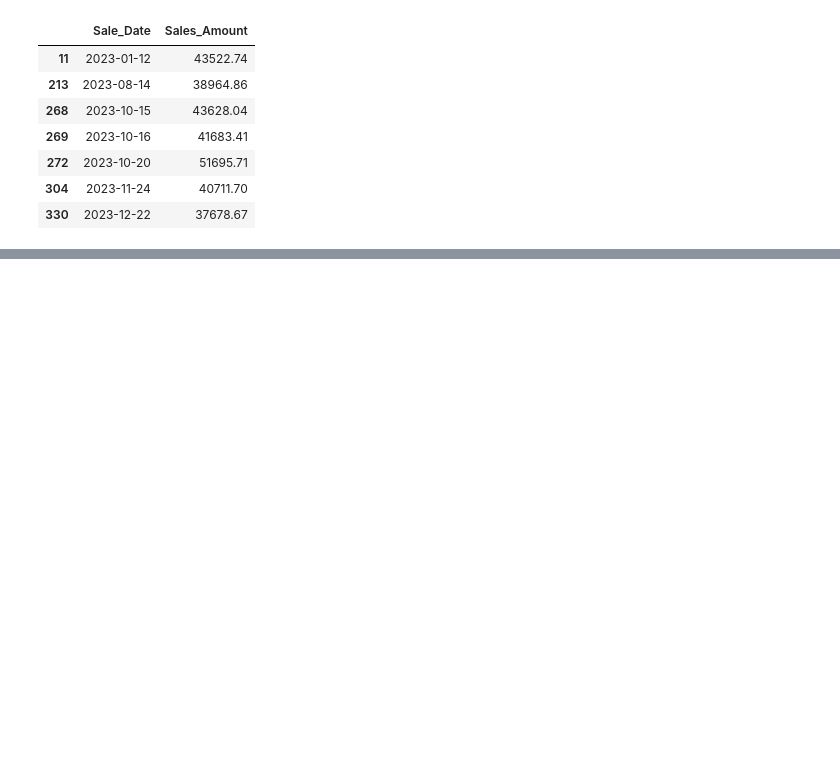
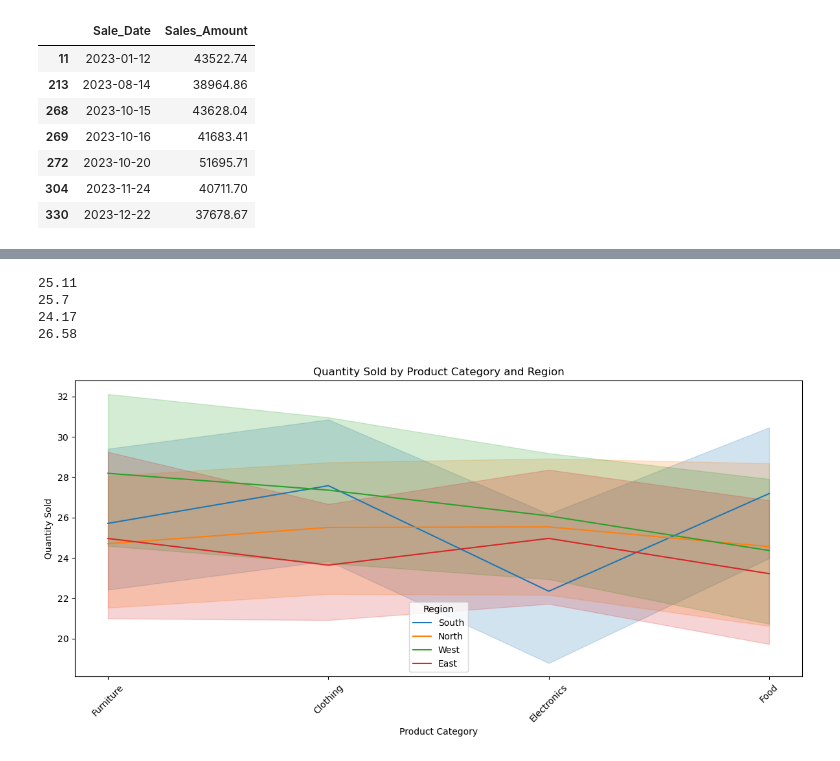
Before and after one commit to ashishjadhav123/Math-and-Statistics-DS, a Jupyter notebook: Measures of Central Tendency and Dispersion/3.4 Shoes sales Analysis/kaggle_sales_data.ipynb, the cells around one changed output, grey strips where cells are left out. Cells and saved outputs as stored; diff of their text form; code cells hidden in the pictures; blank space fills up the shorter version.

```diff
--- a/Measures of Central Tendency and Dispersion/3.4 Shoes sales Analysis/kaggle_sales_data.ipynb
+++ b/Measures of Central Tendency and Dispersion/3.4 Shoes sales Analysis/kaggle_sales_data.ipynb
@@ -174,0 +210,22 @@ outliers
+# %%
+# Avg Quantity_Sold by Region
+print(df_sales.loc[df_sales['Region'] == 'North', 'Quantity_Sold'].mean().round(2))
+print(df_sales.loc[df_sales['Region'] == 'South', 'Quantity_Sold'].mean().round(2))
+print(df_sales.loc[df_sales['Region'] == 'East', 'Quantity_Sold'].mean().round(2))
+print(df_sales.loc[df_sales['Region'] == 'West', 'Quantity_Sold'].mean().round(2))
+# %% [output]
+25.11
+25.7
+24.17
+26.58
+# %%
+plt.figure(figsize=(12, 6))
+sns.lineplot(data=df_sales, x='Product_Category', y='Quantity_Sold', hue='Region')
+plt.title('Quantity Sold by Product Category and Region')
+plt.xlabel('Product Category')
+plt.ylabel('Quantity Sold')
+plt.xticks(rotation=45)
+plt.tight_layout()
+plt.show()
+# %% [output]
+[figure, added]
```
Also changed, not shown: parts of 5 cells of this notebook.
